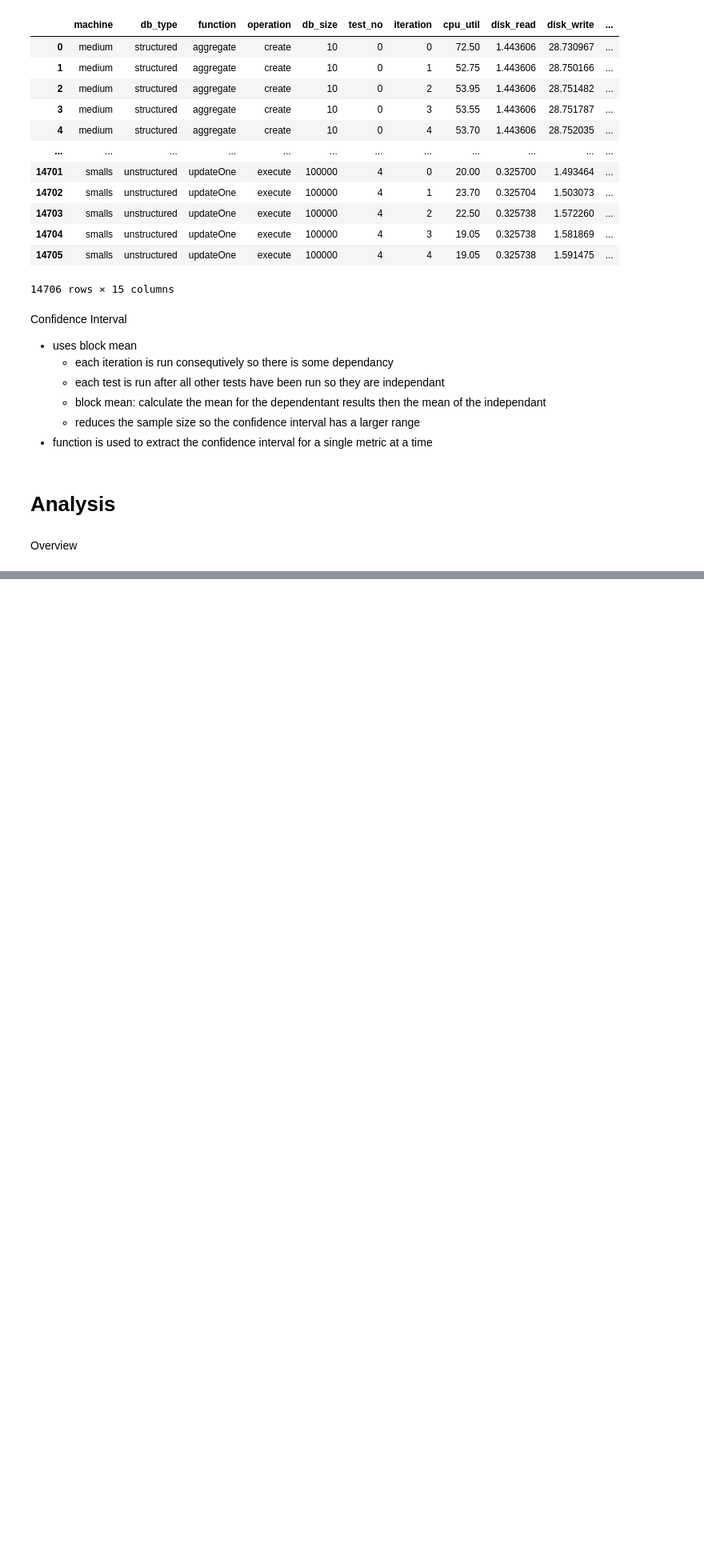
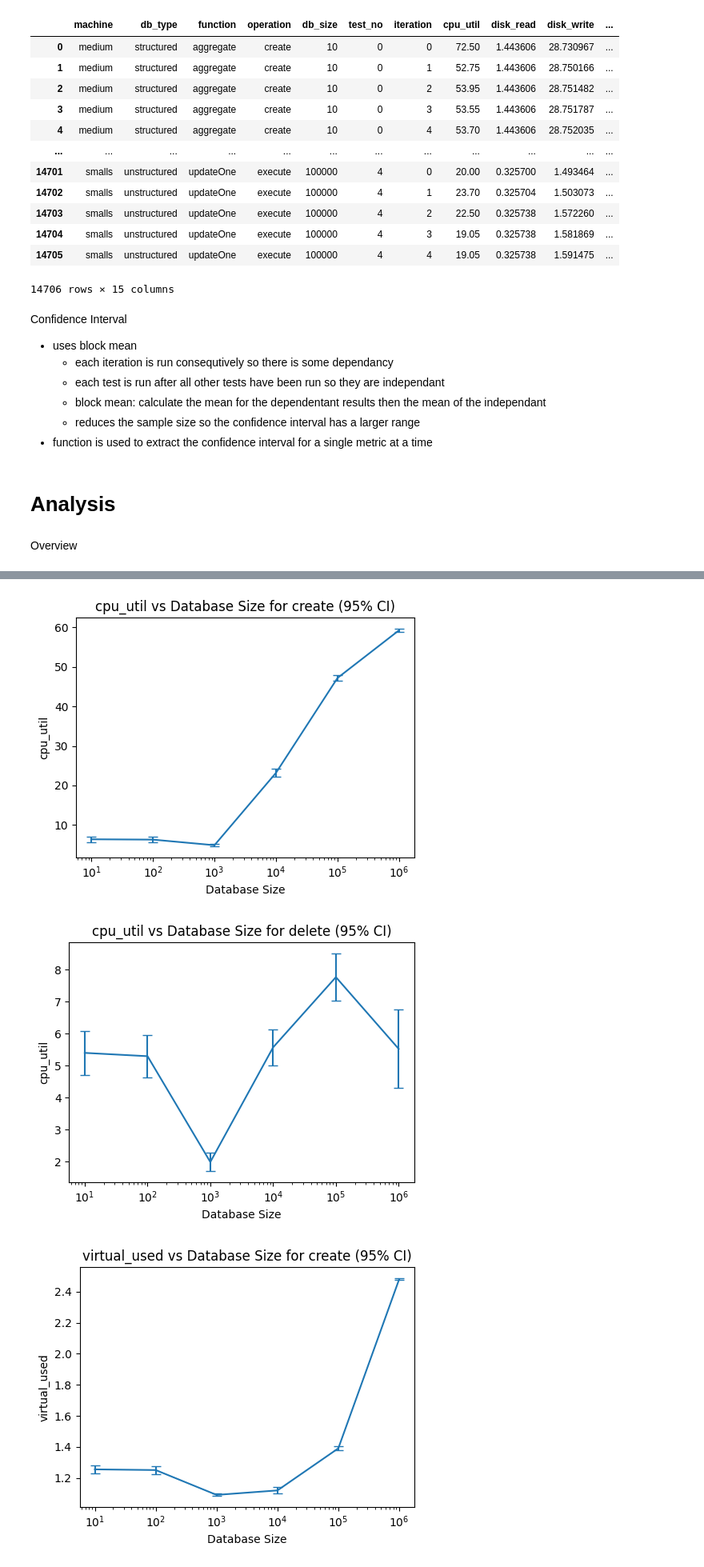
Before and after one commit to AhmadJanjua/MongoPerformance, a Jupyter notebook: src/analysis.ipynb, the cells around one changed output, grey strips where cells are left out. Shown at 80% size. Cells and saved outputs as stored; diff of their text form; code cells hidden in the pictures; blank space fills up the shorter version.

```diff
--- a/src/analysis.ipynb
+++ b/src/analysis.ipynb
@@ -387,0 +484,46 @@ Response Time
+# %%
+def plotCreateDelete(dataframe: pd.DataFrame):
+    # create and delete
+    operations = ["create", "delete"]
+
+    # metrics to go through
+    metrics = ["cpu_util", "virtual_used", "response_time"]
+
+
+    # function to plot the usage to create and delete
+    def plotCD(df: pd.DataFrame, operation: str, metric: str):
+        # filter operation
+        df = df[df["operation"] == operation]
+
+        # get the confidence interval for the metric
+        df = CI(df, ["db_size"], metric)
+
+        # extract x, y values
+        x = df["db_size"]
+        y = df['mean']
+
+        # get the error range (CI)
+        yerr = [y - df['ci_lower'], df['ci_upper'] - y]
+
+        # create plot
+        plt.figure(figsize=(5, 4))
+        plt.errorbar(x, y, yerr=yerr, capsize=4)
+
+        # format
+        plt.xscale('log')
+        plt.xlabel('Database Size')
+        plt.ylabel(metric)
+        plt.title(f'{metric} vs Database Size for {operation} (95% CI)')
+        plt.tight_layout()
+        plt.show()
+
+    # go through all the pairs
+    for metric in metrics:
+        for op in operations:
+            plotCD(dataframe.copy(deep=True), op, metric)
+
+plotCreateDelete(e_df)
+# %% [output]
+[figure, added]
+[figure, added]
+[figure, added]
```
Also changed, not shown: parts of 17 cells of this notebook.
